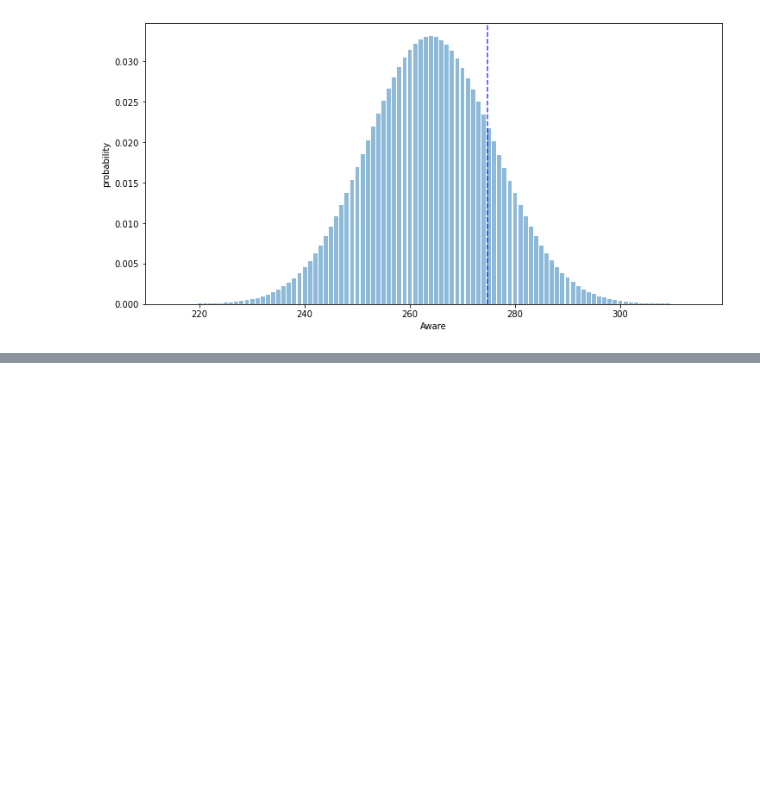
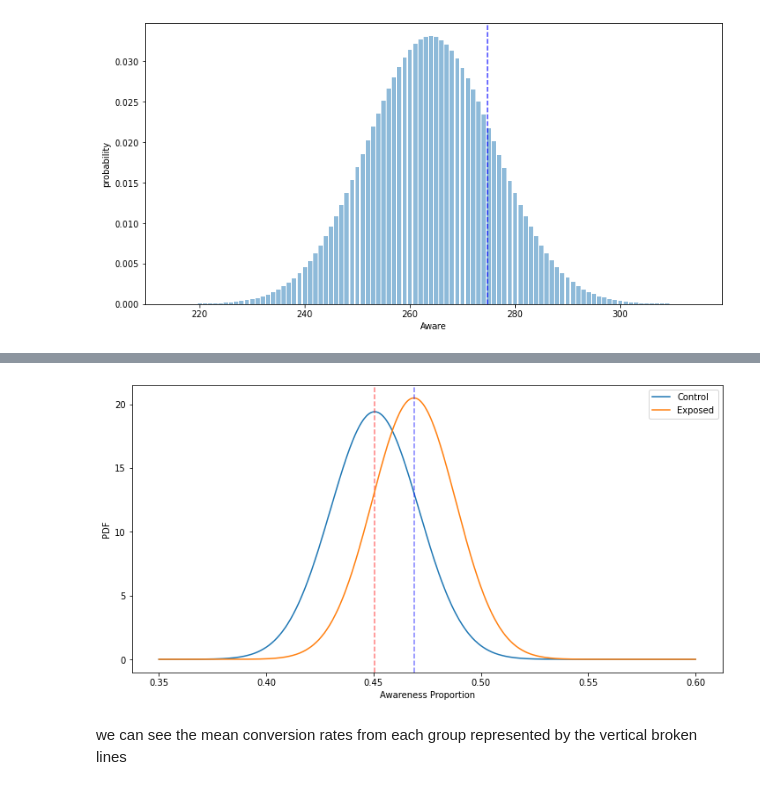
Before and after one commit to TenAcademy/A_B-Hypothesis-Testing, a Jupyter notebook: notebooks/classical_abtest.ipynb, the cells around one changed output, grey strips where cells are left out. Drawn from its saved outputs; the diff is of its cells as text; code cells hidden in the pictures; blank space fills up the shorter version.

Commit message:
calculate standard mean error

```diff
--- a/notebooks/classical_abtest.ipynb
+++ b/notebooks/classical_abtest.ipynb
@@ -95,0 +109,23 @@ dp.cont_distribution(c_aware,c_total,c_cr,e_cr)
+# %%
+se_control = np.sqrt((c_cr * (1 - c_cr)) / c_total)
+se_exposed = np.sqrt((e_cr * (1 - e_cr)) / e_total)
+# %%
+fig, ax = plt.subplots(figsize=(12, 6))
+x = np.linspace(.35, .6, 1000)
+
+yC = scs.norm(c_cr, se_control).pdf(x)
+ax.plot(x, yC, label='Control')
+ax.axvline(x=c_cr, c='red', alpha=0.5, linestyle='--')
+
+yE = scs.norm(e_cr, se_exposed).pdf(x)
+ax.plot(x, yE, label='Exposed')
+ax.axvline(x=e_cr, c='blue', alpha=0.5, linestyle='--')
+
+plt.legend()
+plt.xlabel('Awareness Proportion')
+plt.ylabel('PDF')
+plt.show()
+# %% [output]
+[figure, added]
+# %% [markdown]
+we can see the mean conversion rates from each group represented by the vertical broken lines
```
Also changed, not shown: parts of 4 cells of this notebook.
